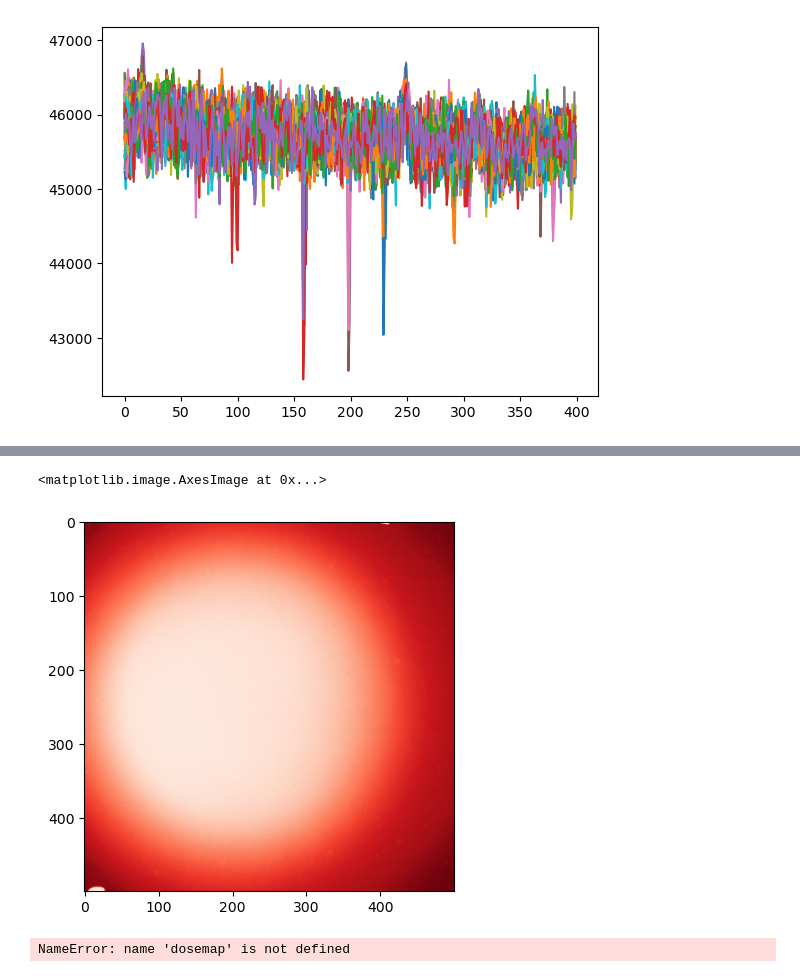
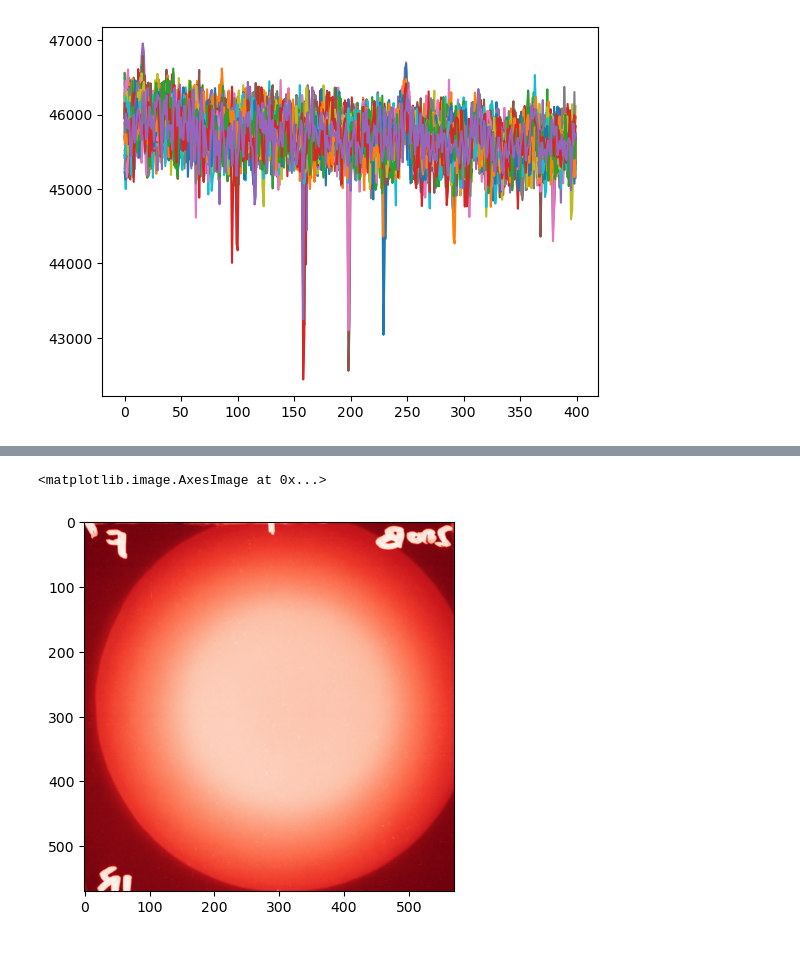
Before and after one commit to sabrinawaa/DPhil_Project, a Jupyter notebook: YAG_processing.ipynb, the cells around one changed output, grey strips where cells are left out. Cells and saved outputs as stored; diff of their text form; code cells hidden in the pictures.

```diff
--- a/YAG_processing.ipynb
+++ b/YAG_processing.ipynb
@@ -364,6 +365,6 @@ OD0_green,OD0_red
 # %%
-filename = 'CLARA_250Q_M_2026_12_03'
-films = tiff.imread(f"CLARA_experiments/CLARA_films/Film Scans/250Q/{filename}.tif")
+filename = 'CLARA_200B_F_2026_12_03'
+films = tiff.imread(f"CLARA_experiments/CLARA_films/Film Scans/200B/{filename}.tif")
 #("CLARA_experiments/CLARA_films/Film Scans/250S/CLARA_250S_B_2026_12_03.tif")
 plt.imshow(films[:,:,channel],cmap = cmap)
 # films.show()  # display image
@@ -380,13 +381,13 @@ plt.imshow(film_array[1250:2400,1950:3100,channel],cmap=cmap)
 # %%
-film1 = film_array[1250:1800,1950:2500,channel]
-film2 = film_array[1300:1800,2550:3100,channel]
-film3 = film_array[1900:2400,1950:2500,channel]
-film4 = film_array[1900:2400,2600:3100,channel]
+film1 = film_array[1250:1820,1960:2530,channel]
+film2 = film_array[1250:1820,2560:3120,channel]
+film3 = film_array[1850:2420,1960:2520,channel]
+film4 = film_array[1840:2420,2550:3130,channel]
 
 
 
-plt.imshow(film4,cmap=cmap)
+plt.imshow(film1,cmap=cmap)
 # %% [output]
 <matplotlib.image.AxesImage at 0x...>
-[figure, old version]
+[figure, new version]
 # %%
@@ -397,4 +398,14 @@ np.save(f'CLARA_experiments/CLARA_films/Film Scans/individual/{filename}_film4.n
 # %%
+def dose_CLARA(PV,nOD0, channel):
+    if channel ==0:
+        a, b, c = 3.27, 16.9, -3.28
+    elif channel ==1:
+        a, b, c = 8.2, 10.9, -8.2
+    elif channel ==2:
+        a, b, c = 21.0, 14.0, -21.0
+
+    OD = -np.log(PV/65535)
+    nOD = OD - nOD0
+
+    return a * (b*nOD) + c
-# %% [output]
-NameError: name 'dosemap' is not defined
 # %%
```
Also changed, not shown: parts of 23 cells of this notebook.
